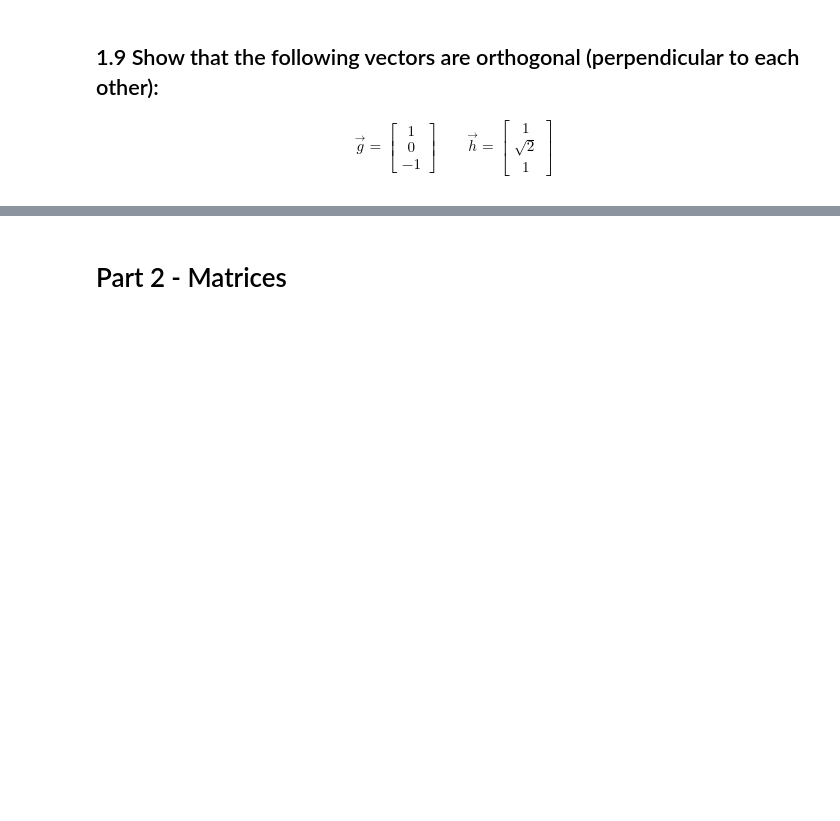
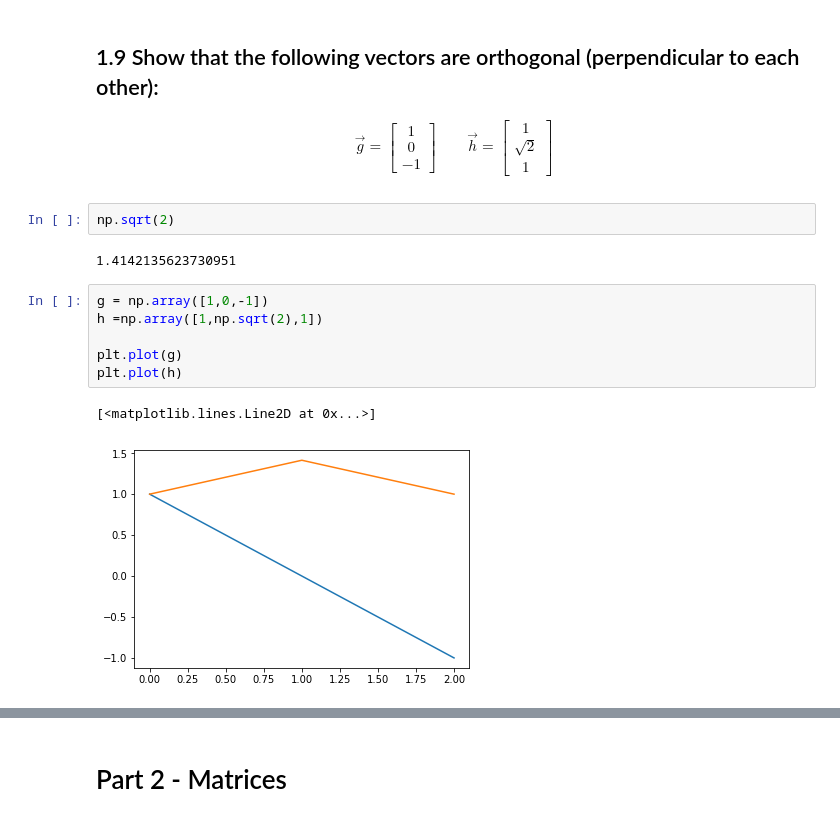
Before and after one commit to mjh09/DS-Unit-1-Sprint-4-Linear-Algebra, a Jupyter notebook: module1-linear-algebra-review/Linear_Algebra_Assignment.ipynb, the cells around one changed output, grey strips where cells are left out. Cells and saved outputs as stored; diff of their text form; blank space fills up the shorter version.

```diff
--- a/module1-linear-algebra-review/Linear_Algebra_Assignment.ipynb
+++ b/module1-linear-algebra-review/Linear_Algebra_Assignment.ipynb
@@ -155,3 +165,16 @@ array([ 34, -24,  -1])
 \qquad
 \vec{h} = \begin{bmatrix} 1 \\ \sqrt{2} \\ 1 \end{bmatrix}
 \end{align}
+# %%
+np.sqrt(2)
+# %% [output]
+1.4142135623730951
+# %%
+g = np.array([1,0,-1])
+h =np.array([1,np.sqrt(2),1])
+
+plt.plot(g)
+plt.plot(h)
+# %% [output]
+[<matplotlib.lines.Line2D at 0x...>]
+[figure, added]
```
Also changed, not shown: parts of 4 cells of this notebook.
